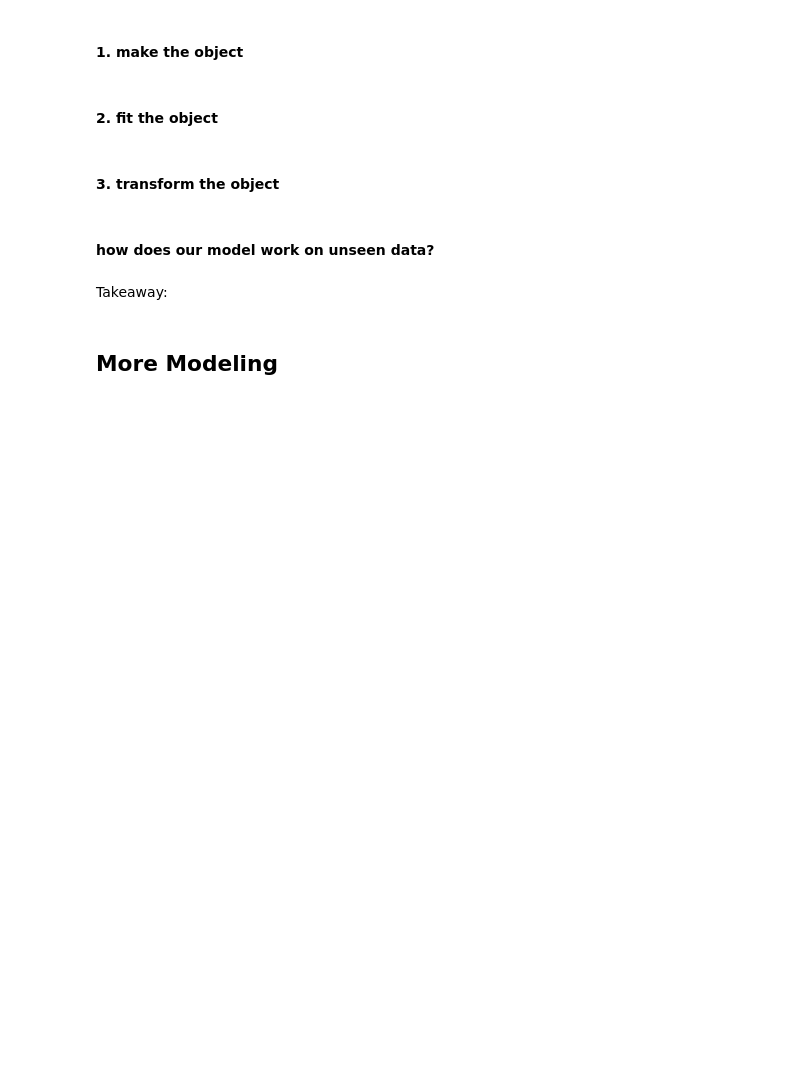
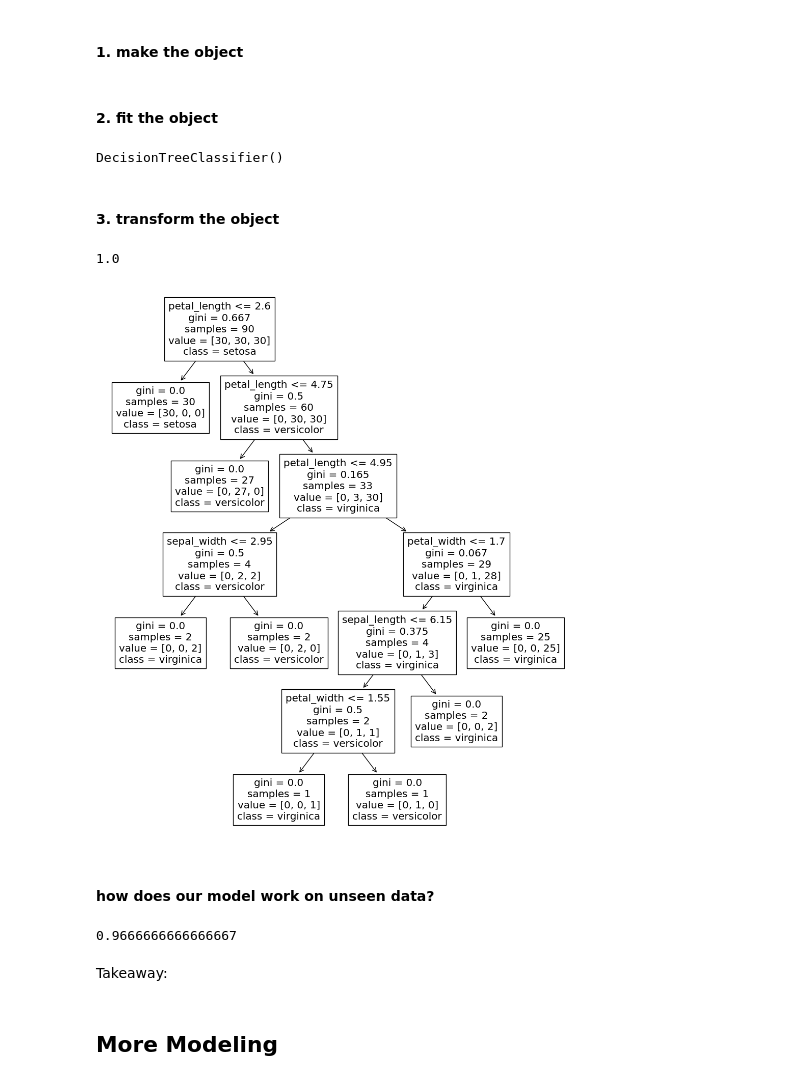
Before and after one commit to Divante222/classification_exercises, a Jupyter notebook: decision_tree_lesson.ipynb, the cells around one changed output. Drawn from its saved outputs; the diff is of its cells as text; code cells hidden in the pictures; blank space fills up the shorter version.

```diff
--- a/decision_tree_lesson.ipynb
+++ b/decision_tree_lesson.ipynb
@@ -160,4 +287,13 @@ For my first iteration, im going to send all possible features into my model
 # %%
 #notice im sending in a single column name
+target = 'species'
 # %%
 #repeat for validate and test
+y_train = train[target]
+y_train
+
+y_validate = validate[target]
+y_validate
+
+y_test = test[target]
+y_test
@@ -165,7 +319,18 @@ For my first iteration, im going to send all possible features into my model
 Note: our X variables are dataframes, our y variables are series
 # %% [markdown]
 #### 1. make the object
+# %%
+clf = DecisionTreeClassifier()
 # %% [markdown]
 #### 2. fit the object
+# %%
+clf.fit(X_train,y_train)
+# %% [output]
+DecisionTreeClassifier()
 # %% [markdown]
 #### 3. transform the object
+# %%
+clf.score(X_train, y_train)
+## accuratly predicts flower 100 percent of the time
+# %% [output]
+1.0
@@ -172,10 +339,24 @@ Note: our X variables are dataframes, our y variables are series
 # %%
 #see the tree that was built
 #plot_tree
+plt.figure(figsize=(12,14))
+plot_tree(clf,
+         feature_names =X_train.columns,
+         class_names = clf.classes_)
+plt.show()
+# %% [output]
+[figure, added]
 # %% [markdown]
 #### how does our model work on unseen data?
 # %%
 #score on validate
+clf.score(X_validate, y_validate)
+## our model might be overfitting
+## the deeper our tree the more questions we ask could be a reason
+## the more focused our model will be on only our training data
+## the larger the difference the larger chance you are overfitting
+# %% [output]
+0.9666666666666667
 # %% [markdown]
 Takeaway:
 # %% [markdown]
```
Also changed, not shown: parts of 32 cells of this notebook, 6 other files.
